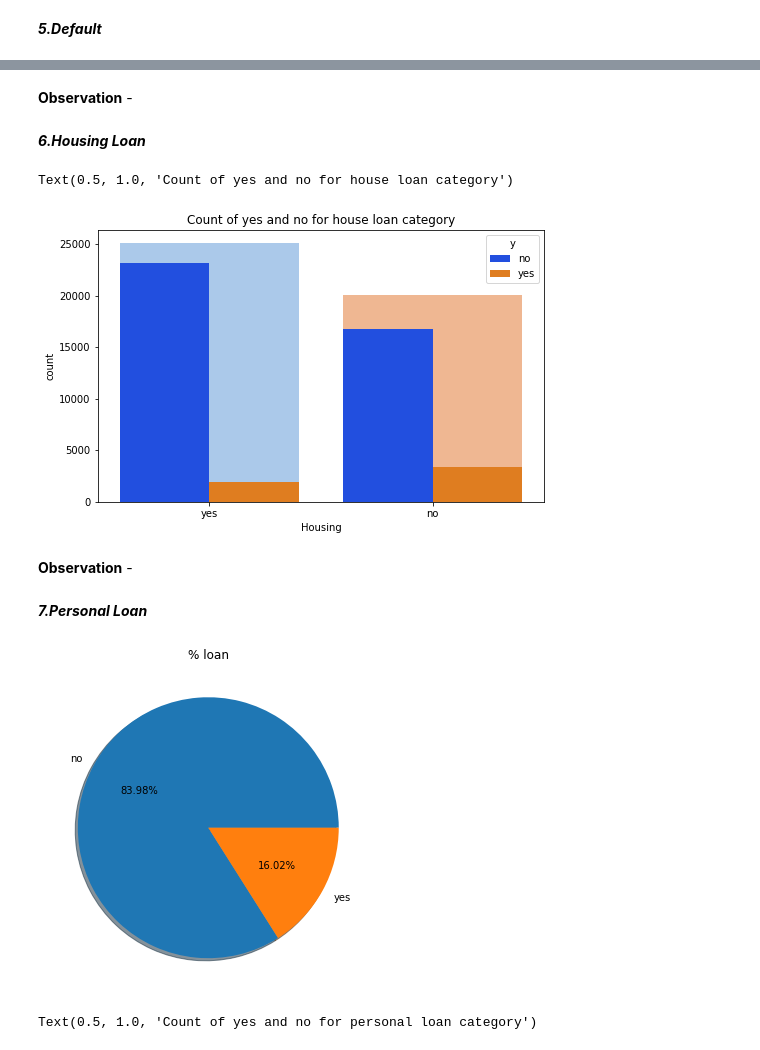
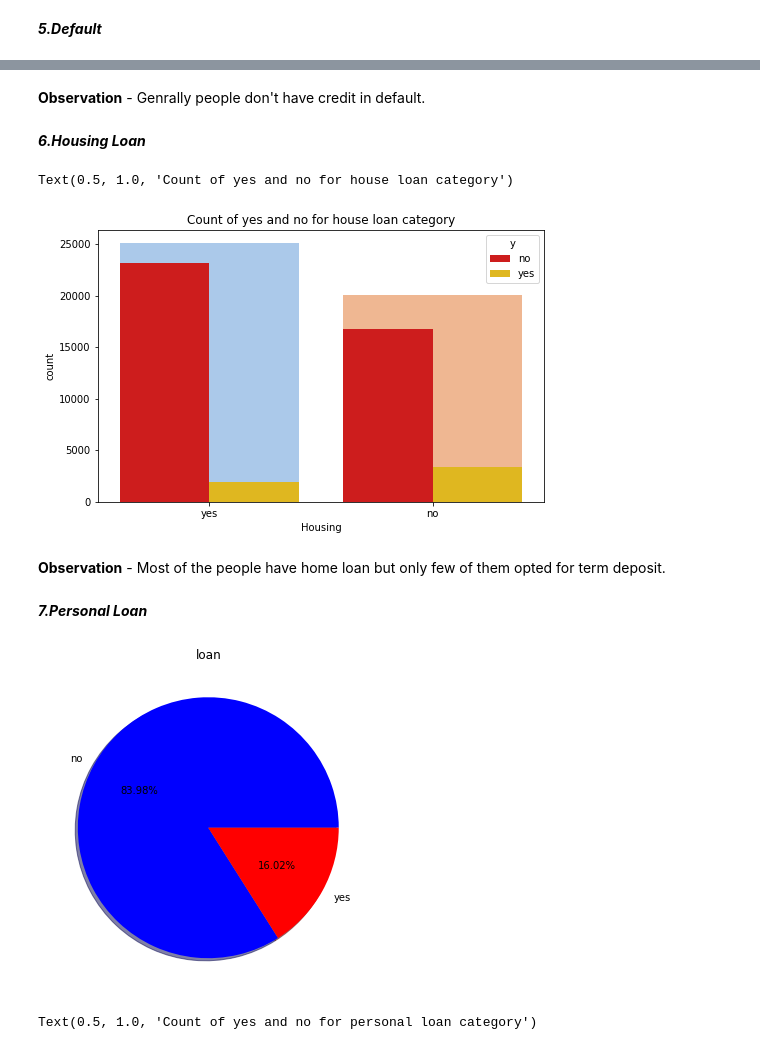
Before and after one commit to Ankushsaini90/-Bank-Marketing-Effectiveness-Prediction-, a Jupyter notebook: Bank_Marketing_Effectiveness_Prediction_Capstone_Project.ipynb, the cells around one changed output, grey strips where cells are left out. Drawn from its saved outputs; the diff is of its cells as text; code cells hidden in the pictures.

```diff
--- a/Bank_Marketing_Effectiveness_Prediction_Capstone_Project.ipynb
+++ b/Bank_Marketing_Effectiveness_Prediction_Capstone_Project.ipynb
@@ -321,28 +322,28 @@ Text(0.5, 1.0, 'Count of yes and no for default category')
-# %% [markdown]
-**Observation** -
+# %% [markdown]
+**Observation** - Genrally people don't have credit in default.
 # %% [markdown]
 ***6.Housing Loan***
 # %%
 fig, ax = plt.subplots(figsize=(8, 5))
 sns.countplot(data.housing, ax=ax, palette='pastel')
-sns.countplot(data.housing, hue=data.y,ax=ax, palette='bright')
+sns.countplot(data.housing, hue=data.y,ax=ax, palette='hot')
 plt.xlabel('Housing')
 plt.title('Count of yes and no for house loan category')
 # %% [output]
 Text(0.5, 1.0, 'Count of yes and no for house loan category')
-[figure, old version]
+[figure, new version]
-# %% [markdown]
-**Observation** -
+# %% [markdown]
+**Observation** - Most of the people have home loan but only few of them opted for term deposit.
 # %% [markdown]
 ***7.Personal Loan***
 # %%
-#Lets see pie plot of loan categorical feature
+#Lets see pie plot for loan
 plt.figure(figsize=(6,6))
-plt.pie(data.loan.value_counts(),labels=data.loan.value_counts().index,autopct='%1.2f%%',shadow= True)
-plt.title('% loan')
+plt.pie(data.loan.value_counts(),labels=data.loan.value_counts().index,autopct='%1.2f%%',shadow= True, colors='bright')
+plt.title('loan')
 plt.show()
 # %% [output]
-[figure, old version]
+[figure, new version]
 # %%
 #Lets explore the count of accept and reject term deposit on the basis of different type of educated person
 fig, ax = plt.subplots(figsize=(8, 5))
```
Also changed, not shown: parts of 78 cells of this notebook.
